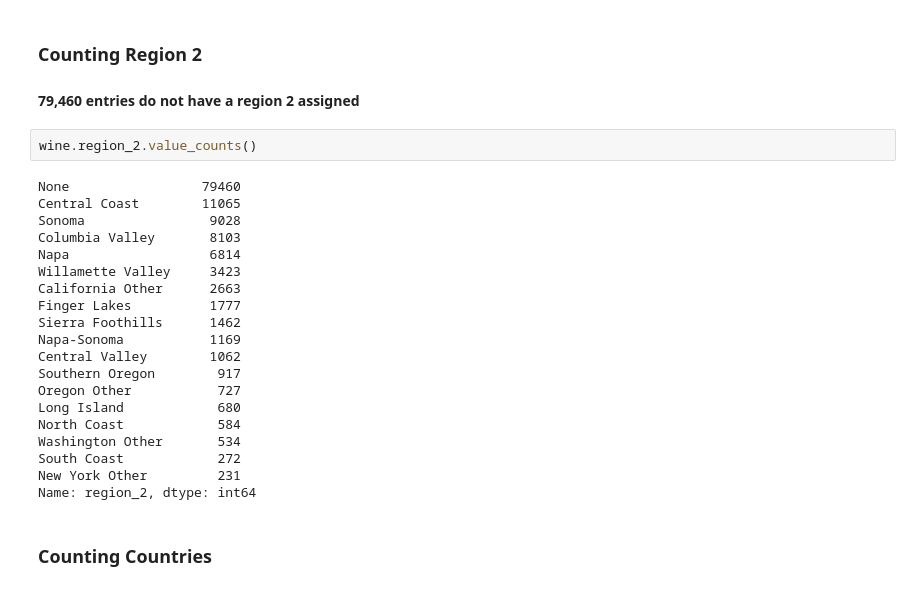
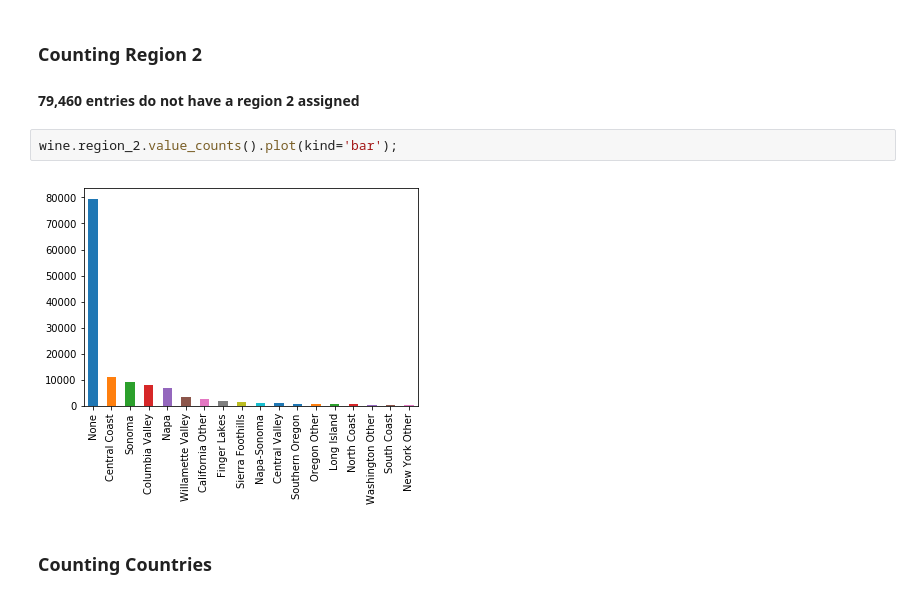
Before and after one commit to evanrosa/wine-ML-capstone-2018, a Jupyter notebook: 02-EDA.ipynb, the cells around one changed output. Saved outputs shown, nothing was run; the diff lists cells and outputs as text.

```diff
--- a/02-EDA.ipynb
+++ b/02-EDA.ipynb
@@ -183,27 +184,9 @@ Name: region_1, Length: 1230, dtype: int64
 
 #### 79,460 entries do not have a region 2 assigned
 # %%
-wine.region_2.value_counts()
+wine.region_2.value_counts().plot(kind='bar');
 # %% [output]
-None                 79460
-Central Coast        11065
-Sonoma                9028
-Columbia Valley       8103
-Napa                  6814
-Willamette Valley     3423
-California Other      2663
-Finger Lakes          1777
-Sierra Foothills      1462
-Napa-Sonoma           1169
-Central Valley        1062
-Southern Oregon        917
-Oregon Other           727
-Long Island            680
-North Coast            584
-Washington Other       534
-South Coast            272
-New York Other         231
-Name: region_2, dtype: int64
+[figure, added]
 # %% [markdown]
 ### Counting Countries
 # %%
```
Also changed, not shown: parts of 32 cells of this notebook.
